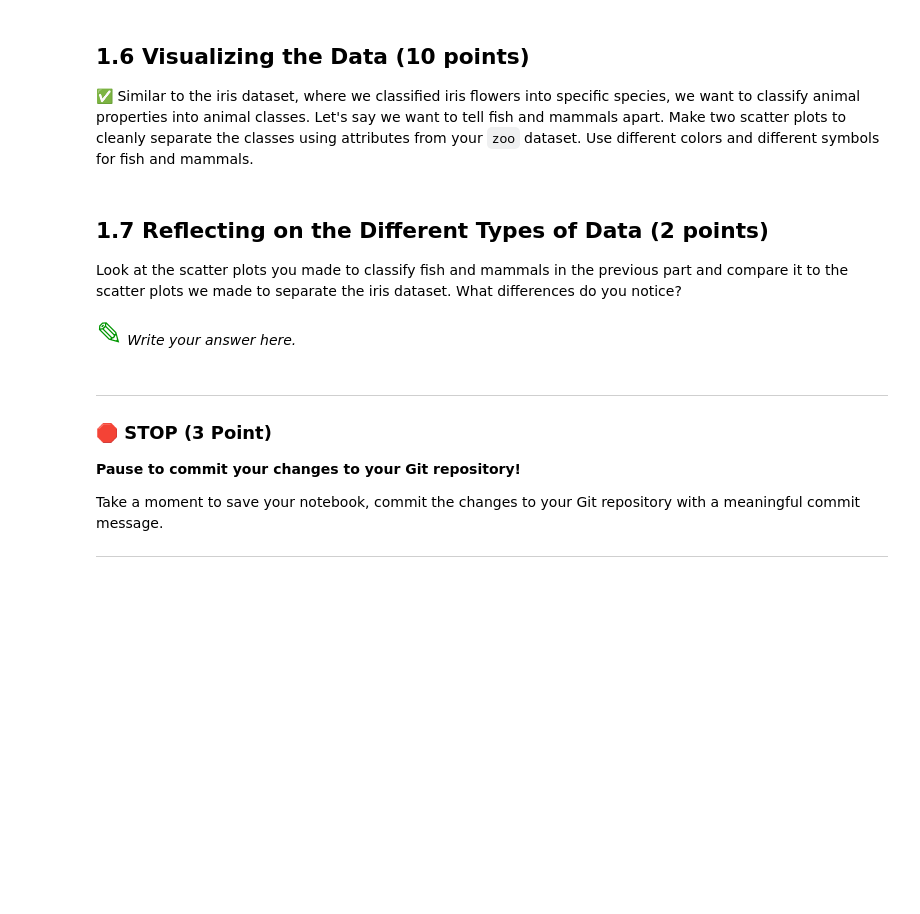
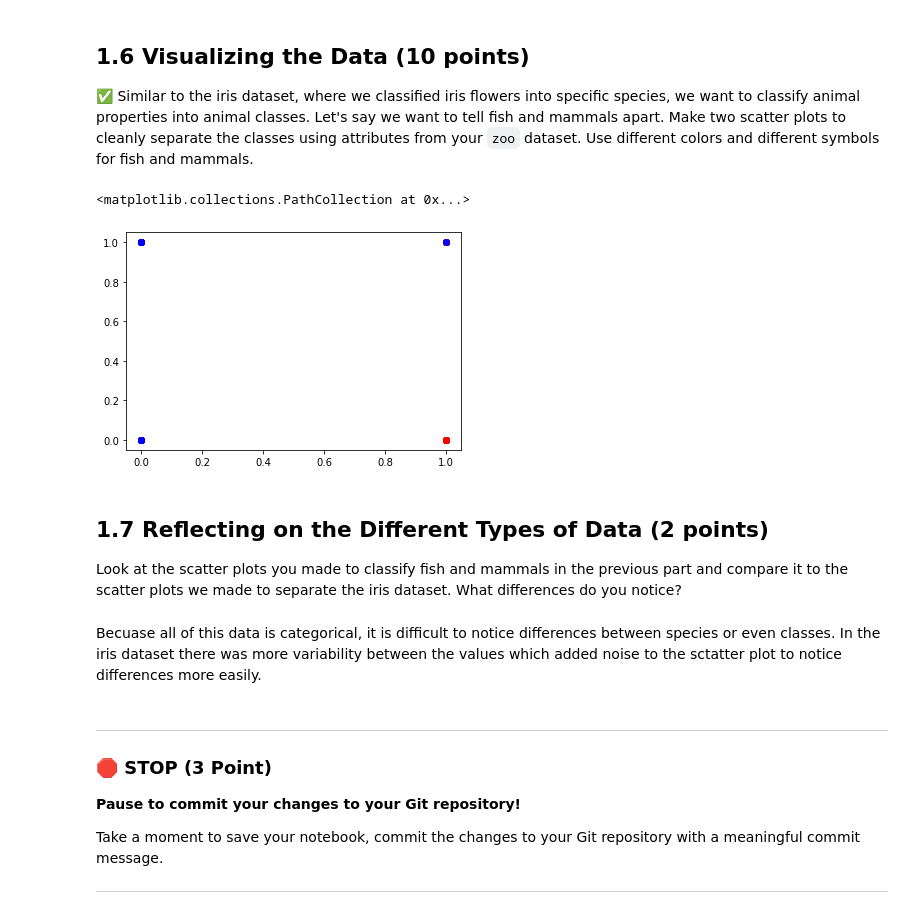
Before and after one commit to lucaswunderlich/CMSE202-s23-turnin, a Jupyter notebook: hw-02/HW-02_PandasAndObjects-Wunderlich.ipynb, the cells around one changed output. Drawn from its saved outputs; the diff is of its cells as text; code cells hidden in the pictures; blank space fills up the shorter version.

```diff
--- a/hw-02/HW-02_PandasAndObjects-Wunderlich.ipynb
+++ b/hw-02/HW-02_PandasAndObjects-Wunderlich.ipynb
@@ -83,3 +94,10 @@ Look at both datasets (`class.csv`, `zoo.csv`). Describe the contents of both da
 &#9989; Use pandas to read in the `zoo.csv` and `class.csv` files into DataFrames.
 # %%
 #Write code here
+import pandas as pd
+
+zoo_data = pd.read_csv("zoo.csv")
+
+class_data = pd.read_csv("class.csv")
+
+zoo_data
@@ -95,12 +142,31 @@ Look back in the PCA/ICA and see how we used `groupby` to find the number of Iri
 &#9989; Similar to the iris dataset, where we classified iris flowers into specific species, we want to classify animal properties into animal classes. Let's say we want to tell fish and mammals apart. Make two scatter plots to cleanly separate the classes using attributes from your `zoo` dataset. Use different colors and different symbols for fish and mammals.
 # %%
 #Write your code here
+%matplotlib inline
+import matplotlib.pyplot as plt
+
+
+
+mammal = zoo_data[zoo_data["class_type"] == 1]
+# bird = zoo_data[zoo_data["class_type"] == 1]
+# reptile = zoo_data[zoo_data["class_type"] == 1]
+fish = zoo_data[zoo_data["class_type"] == 1]
+# amphibian = zoo_data[zoo_data["class_type"] == 1]
+# bug = zoo_data[zoo_data["class_type"] == 1]
+# invertibrate = zoo_data[zoo_data["class_type"] == 1]
+
+
+plt.scatter(mammal["hair"], mammal["predator"], color = "red", label = "mammal")
+plt.scatter(fish["eggs"], fish["predator"], color = "blue", label = "fish")
+# %% [output]
+<matplotlib.collections.PathCollection at 0x...>
+[figure, added]
 # %% [markdown]
 ## 1.7 Reflecting on the Different Types of Data (2 points)
 
 Look at the scatter plots you made to classify fish and mammals in the previous part and compare it to the scatter plots we made to separate the iris dataset. What differences do you notice?
 # %% [markdown]
-<font size=6 color="#009600">&#9998;</font> *Write your answer here.*
+Becuase all of this data is categorical, it is difficult to notice differences between species or even classes. In the iris dataset there was more variability between the values which added noise to the sctatter plot to notice differences more easily.
 # %% [markdown]
 ---
 ### &#128721; STOP (3 Point)
```
Also changed, not shown: parts of 6 cells of this notebook.
